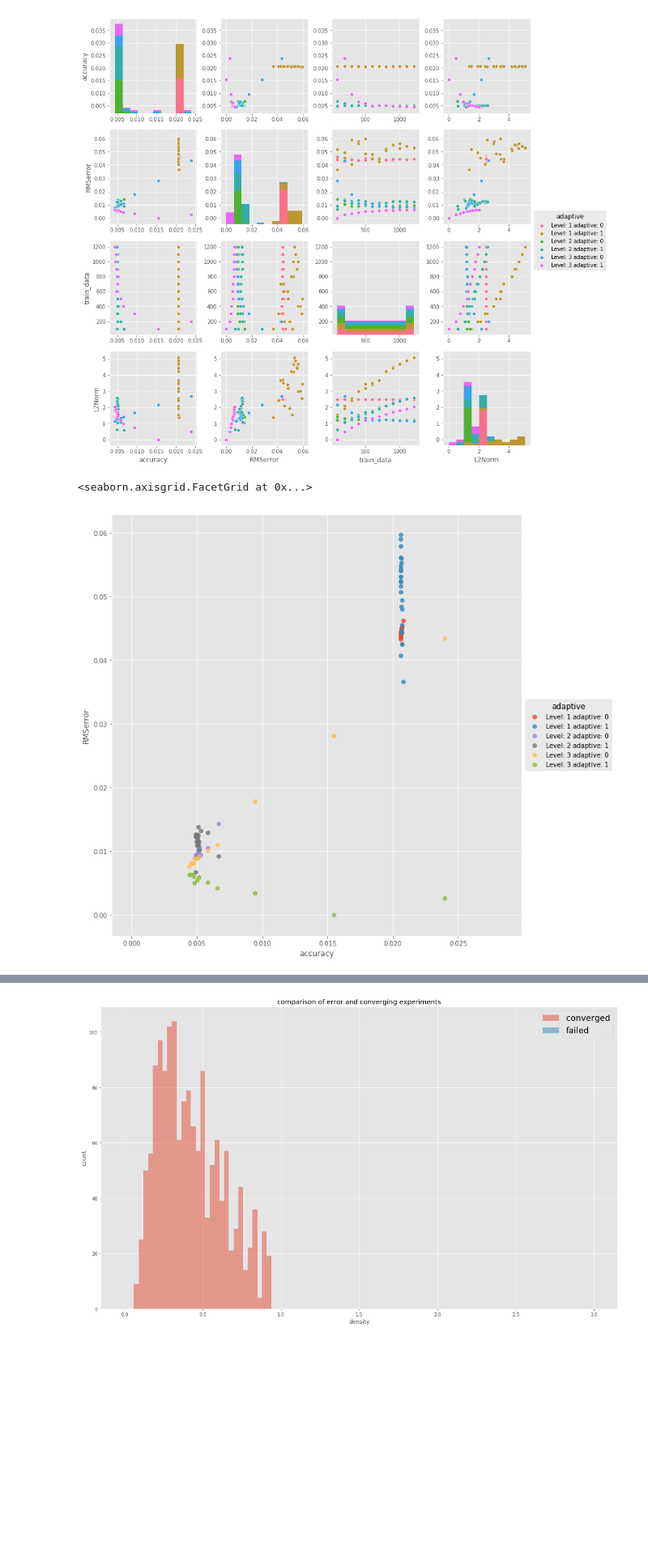
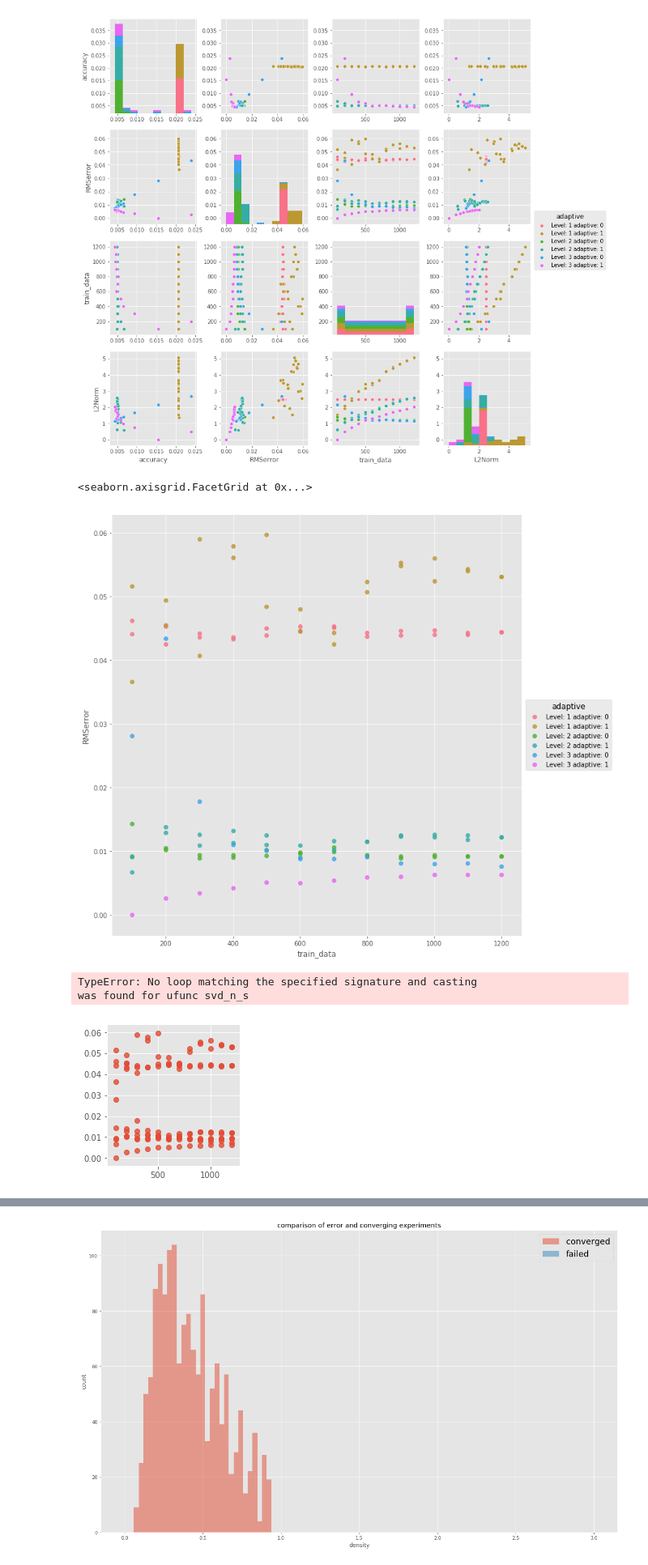
Before and after one commit to sebastienfrautier/sparse_grids, a Jupyter notebook: working_nb_kai_is_naked.ipynb, the cells around one changed output, grey strips where cells are left out. Shown at 81% size. Cells and saved outputs as stored; diff of their text form; code cells hidden in the pictures; blank space fills up the shorter version.

Commit message:
plots added 2

```diff
--- a/working_nb_kai_is_naked.ipynb
+++ b/working_nb_kai_is_naked.ipynb
@@ -169,5 +171,12 @@ sns.pairplot(results[['accuracy','RMSerror','train_data','L2Norm','adaptive']],h
+# %%
+for i in ['accuracy','RMSerror','L2Norm']:
+sns.lmplot('train_data', 'RMSerror', data=results, hue='adaptive', fit_reg=False, size=10, aspect=1,palette="husl")
+# %% [output]
+<seaborn.axisgrid.FacetGrid at 0x...>
+[figure, added]
 # %%
-sns.lmplot('accuracy', 'RMSerror', data=results, hue='adaptive', fit_reg=False, size=10, aspect=1)
+sns.lmplot('train_data','RMSerror',data=results,hue="adaptive", size=3, aspect=1)
 # %% [output]
-<seaborn.axisgrid.FacetGrid at 0x...>
+TypeError: No loop matching the specified signature and casting
+was found for ufunc svd_n_s
-[figure, old version]
+[figure, new version]
```
Also changed, not shown: parts of 2 cells of this notebook.
